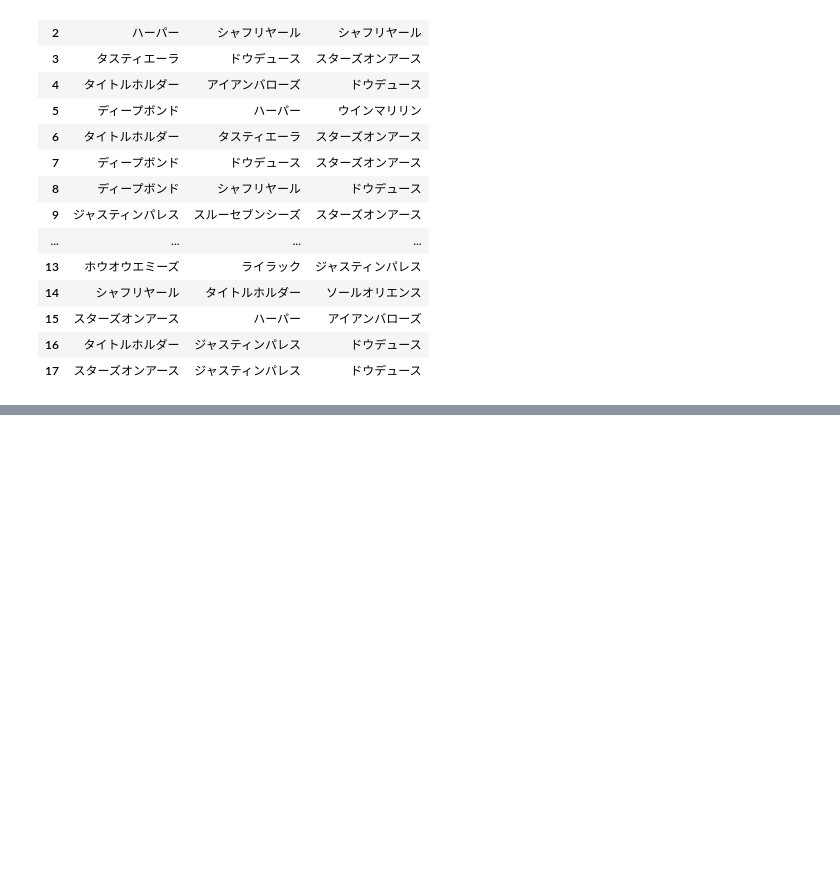
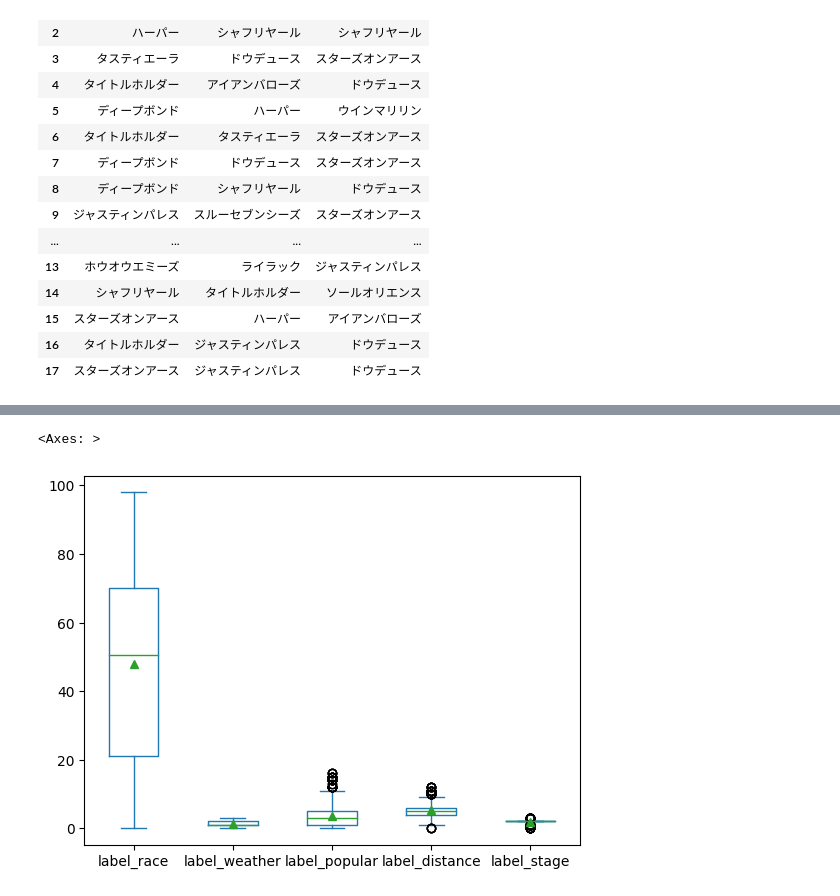
Before and after one commit to IshimaruNozomi/DSP2_Last, a Jupyter notebook: MD.ipynb, the cells around one changed output, grey strips where cells are left out. Saved outputs shown, nothing was run; the diff lists cells and outputs as text; code cells hidden in the pictures; blank space fills up the shorter version.

```diff
--- a/MD.ipynb
+++ b/MD.ipynb
@@ -70,0 +55,3 @@ df1
+# %%
+df1.columns = ["レース名","天気","人気","label_rank","騎手","距離","馬場","馬体重"]
+df1
@@ -89,3 +90,17 @@ df2
 | 15 | スターズオンアース | ハーパー | アイアンバローズ |
 | 16 | タイトルホルダー | ジャスティンパレス | ドウデュース |
 | 17 | スターズオンアース | ジャスティンパレス | ドウデュース |
+# %%
+from sklearn.preprocessing import LabelEncoder
+le = LabelEncoder()
+label_race = le.fit_transform(df1["レース名"].values)
+label_weather = le.fit_transform(df1["天気"].values)
+label_popular = le.fit_transform(df1["人気"].values)
+label_distance = le.fit_transform(df1["距離"].values)
+label_stage = le.fit_transform(df1["馬場"].values)
+df1['label_race']=label_race
+df1['label_weather']=label_weather
+df1['label_popular']=label_popular
+df1['label_distance']=label_distance
+df1['label_stage']=label_stage
+df1
@@ -91,0 +121,3 @@ df2
+# %%
+df1 = df1.drop(columns = ["レース名","天気","人気","騎手","距離","馬場","馬体重"])
+df1
@@ -91,0 +251,5 @@ df2
+# %%
+df1.plot.box(showmeans=True)
+# %% [output]
+<Axes: >
+[figure, added]
```
Also changed, not shown: parts of 30 cells of this notebook.
